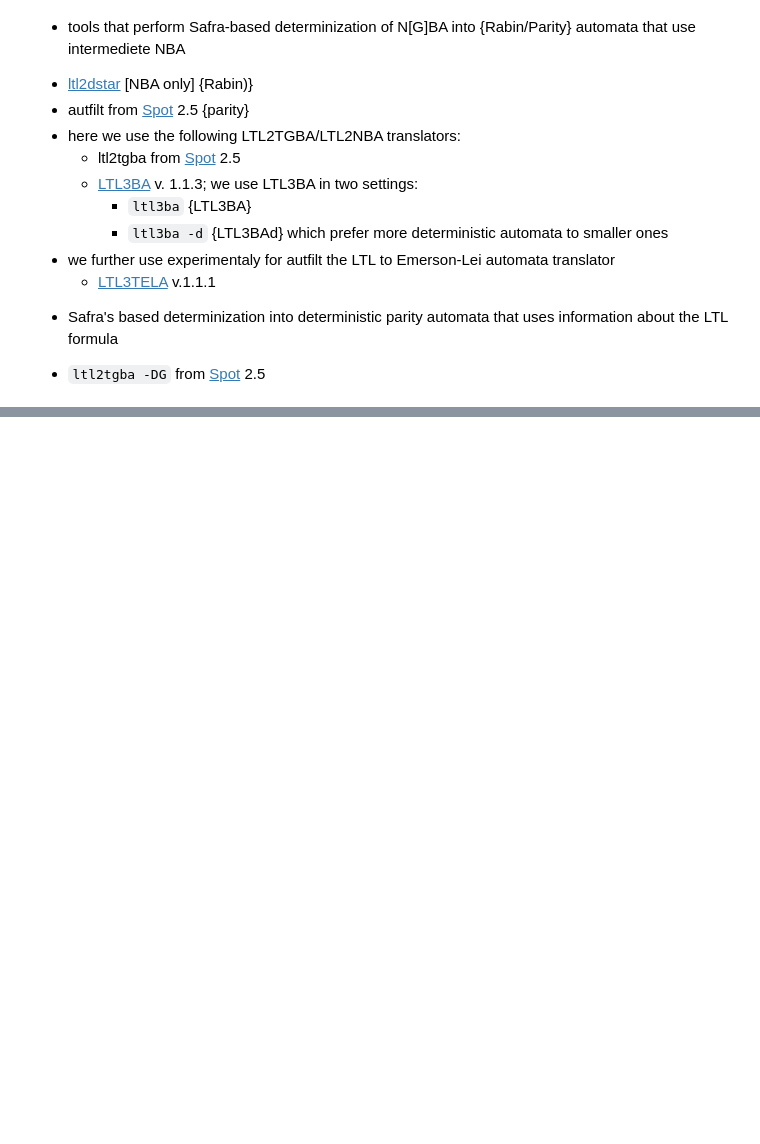
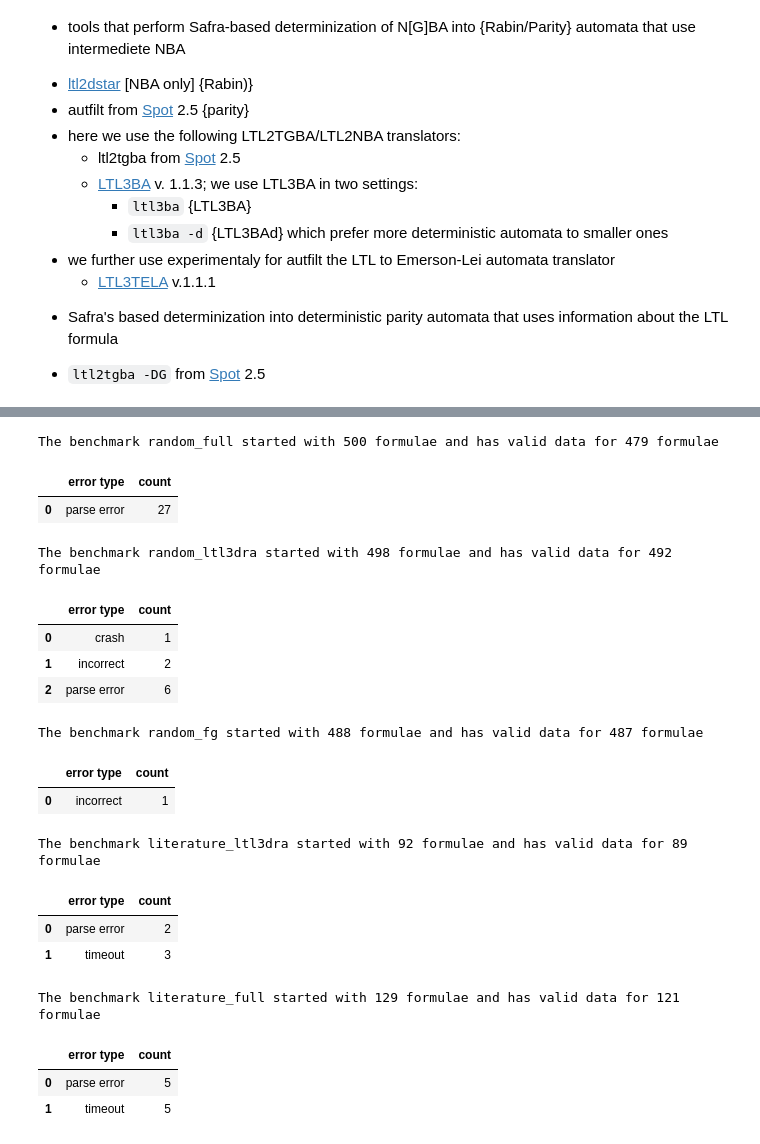
Before and after one commit to xblahoud/LTL2DA-comparison, a Jupyter notebook: Comparison.ipynb, the cells around one changed output, grey strips where cells are left out. Drawn from its saved outputs; the diff is of its cells as text; code cells hidden in the pictures; blank space fills up the shorter version.

```diff
--- a/Comparison.ipynb
+++ b/Comparison.ipynb
@@ -60,7 +55,9 @@ rerun = True
 # %%
-for name in runners.keys():
+for name, r in runners.items():
     print('{}: Working on {}'.format(datetime.now().strftime('[%d.%m.%Y %T]'),name))
-    if rerun:
-        runners[name].run_ltlcross(timeout='120')
-    runners[name].parse_results()
+    r.name = name
+    r.parse_results()
+    r.na_incorrect()
+    r.orig_count = len(r.values)
+    r.clean_count = len(r.values.dropna())
 # %% [output]
@@ -71,0 +69,31 @@ for name in runners.keys():
+# %%
+for name, r in runners.items():
+    print('The benchmark {} started with {} formulae and has valid data for {} formulae'.format(name,r.orig_count,r.clean_count))
+    r.errors = {}
+    for e in ['timeout', 'parse error', 'incorrect', 'crash', 'no output']:
+        s = r.get_error_count(e).sum()
+        if not pd.isna(s):
+            r.errors[e] = r.get_error_count(e).sum()
+    s = pd.Series(r.errors, name='count')
+    s.index.name = 'error type'
+    display(s.reset_index())
+# %% [output]
+The benchmark random_full started with 500 formulae and has valid data for 479 formulae
+|  | error type | count |
+| 0 | parse error | 27 |
+The benchmark random_ltl3dra started with 498 formulae and has valid data for 492 formulae
+|  | error type | count |
+| 0 | crash | 1 |
+| 1 | incorrect | 2 |
+| 2 | parse error | 6 |
+The benchmark random_fg started with 488 formulae and has valid data for 487 formulae
+|  | error type | count |
+| 0 | incorrect | 1 |
+The benchmark literature_ltl3dra started with 92 formulae and has valid data for 89 formulae
+|  | error type | count |
+| 0 | parse error | 2 |
+| 1 | timeout | 3 |
+The benchmark literature_full started with 129 formulae and has valid data for 121 formulae
+|  | error type | count |
+| 0 | parse error | 5 |
+| 1 | timeout | 5 |
```
Also changed, not shown: parts of 11 cells of this notebook, 2 other files.
